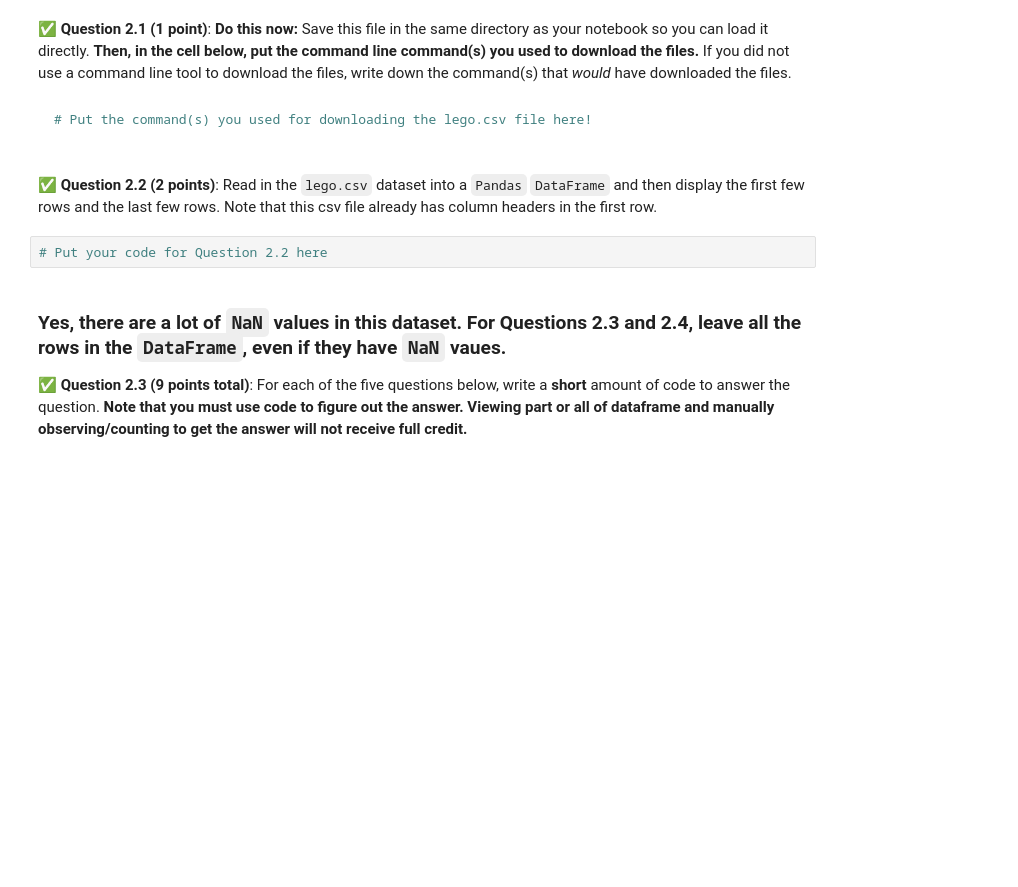
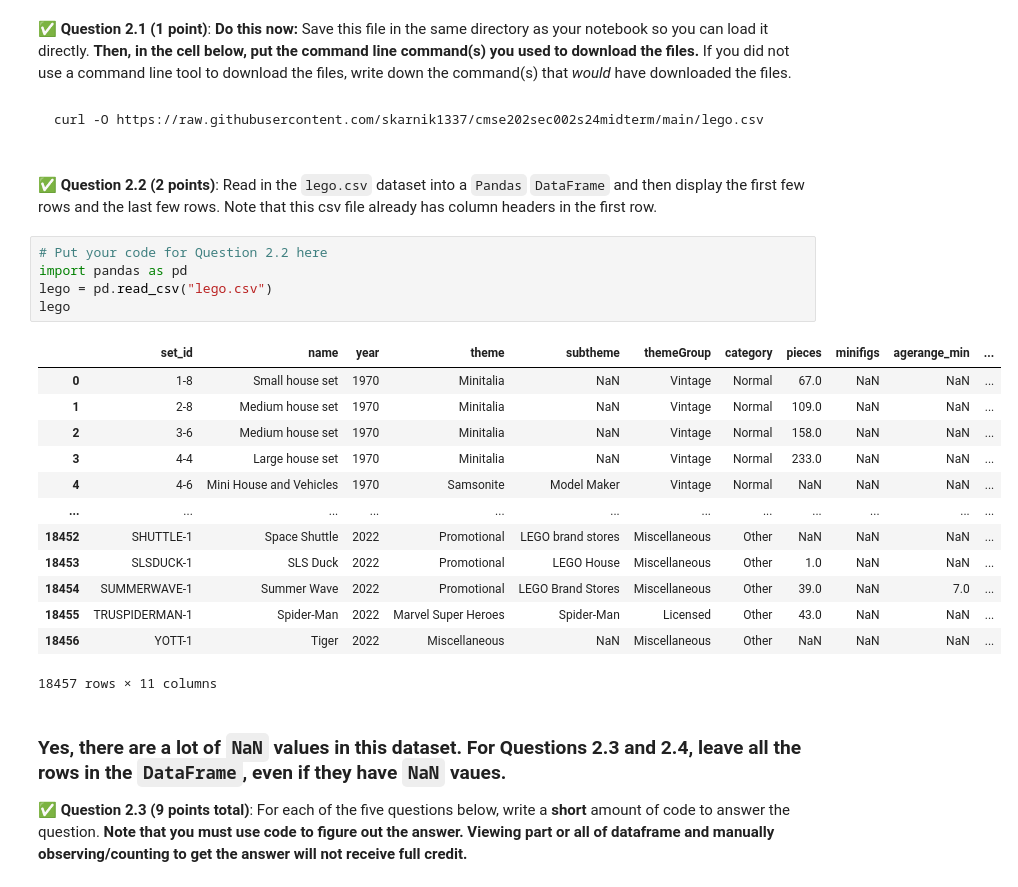
Before and after one commit to BadriAiman/cmse202-s24-turnin, a Jupyter notebook: midterm/CMSE202-Midterm-Section002-STUDENT.ipynb, the cells around one changed output. Cells and saved outputs as stored; diff of their text form; blank space fills up the shorter version.

````diff
--- a/midterm/CMSE202-Midterm-Section002-STUDENT.ipynb
+++ b/midterm/CMSE202-Midterm-Section002-STUDENT.ipynb
@@ -53,15 +53,32 @@ To get started, you will need to download the file - `lego.csv` from this link:
 The file is also on D2L. Note that this file is different than the one on Kaggle in that a few columns have been removed to reduce the filesize by 60%.
 # %% [markdown]
 &#9989; **Question 2.1 (1 point)**: **Do this now:** Save this file in the same directory as your notebook so you can load it directly. **Then, in the cell below, put the command line command(s) you used to download the files.** If you did not use a command line tool to download the files, write down the command(s) that *would* have downloaded the files.
-# %% [markdown]
-``` bash
-# Put the command(s) you used for downloading the lego.csv file here!
-
-```
+# %% [markdown]
+``` bash
+curl -O https://raw.githubusercontent.com/skarnik1337/cmse202sec002s24midterm/main/lego.csv
+
+```
 # %% [markdown]
 &#9989; **Question 2.2 (2 points)**: Read in the `lego.csv` dataset into a `Pandas` `DataFrame` and then display the first few rows and the last few rows. Note that this csv file already has column headers in the first row.
 # %%
 # Put your code for Question 2.2 here
+import pandas as pd
+lego = pd.read_csv("lego.csv")
+lego
+# %% [output]
+|  | set_id | name | year | theme | subtheme | themeGroup | category | pieces | minifigs | agerange_min | ... |
+| 0 | 1-8 | Small house set | 1970 | Minitalia | NaN | Vintage | Normal | 67.0 | NaN | NaN | ... |
+| 1 | 2-8 | Medium house set | 1970 | Minitalia | NaN | Vintage | Normal | 109.0 | NaN | NaN | ... |
+| 2 | 3-6 | Medium house set | 1970 | Minitalia | NaN | Vintage | Normal | 158.0 | NaN | NaN | ... |
+| 3 | 4-4 | Large house set | 1970 | Minitalia | NaN | Vintage | Normal | 233.0 | NaN | NaN | ... |
+| 4 | 4-6 | Mini House and Vehicles | 1970 | Samsonite | Model Maker | Vintage | Normal | NaN | NaN | NaN | ... |
+| ... | ... | ... | ... | ... | ... | ... | ... | ... | ... | ... | ... |
+| 18452 | SHUTTLE-1 | Space Shuttle | 2022 | Promotional | LEGO brand stores | Miscellaneous | Other | NaN | NaN | NaN | ... |
+| 18453 | SLSDUCK-1 | SLS Duck | 2022 | Promotional | LEGO House | Miscellaneous | Other | 1.0 | NaN | NaN | ... |
+| 18454 | SUMMERWAVE-1 | Summer Wave | 2022 | Promotional | LEGO Brand Stores | Miscellaneous | Other | 39.0 | NaN | 7.0 | ... |
+| 18455 | TRUSPIDERMAN-1 | Spider-Man | 2022 | Marvel Super Heroes | Spider-Man | Licensed | Other | 43.0 | NaN | NaN | ... |
+| 18456 | YOTT-1 | Tiger | 2022 | Miscellaneous | NaN | Miscellaneous | Other | NaN | NaN | NaN | ... |
+18457 rows × 11 columns
 # %% [markdown]
 ### Yes, there are a lot of `NaN` values in this dataset. For Questions 2.3 and 2.4, leave all the rows in the `DataFrame`, even if they have `NaN` vaues.
 
````
Also changed, not shown: parts of 16 cells of this notebook, 1 other file.
